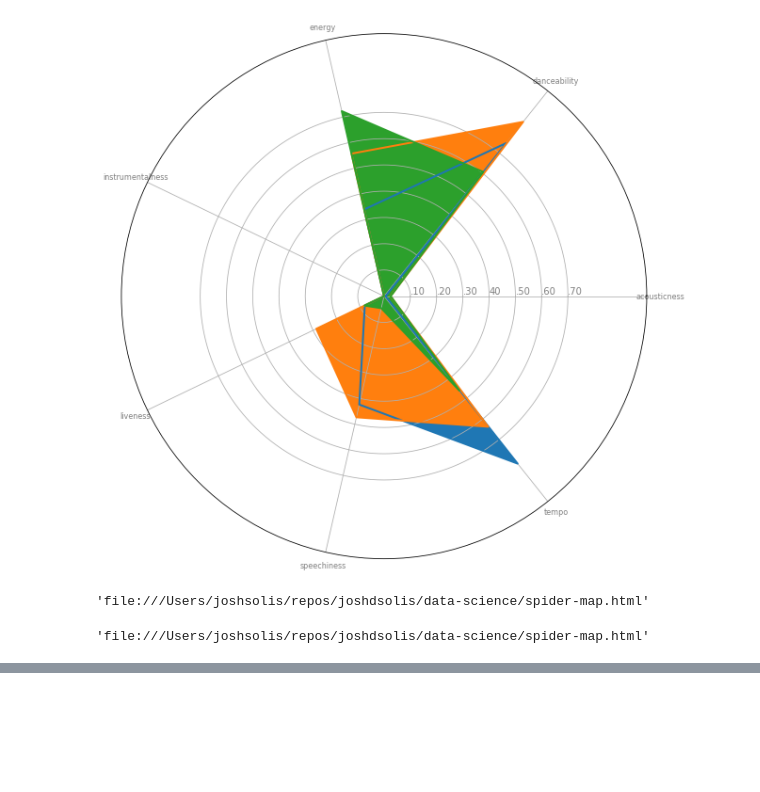
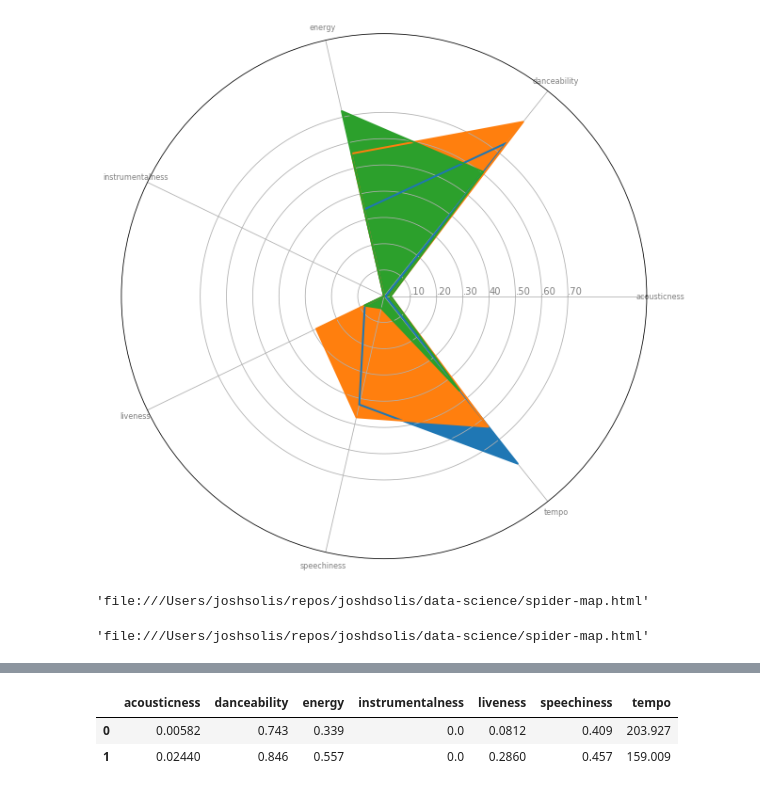
Before and after one commit to spotify-ss/data-science, a Jupyter notebook: plotly_app/Spotify.ipynb, the cells around one changed output, grey strips where cells are left out. Drawn from its saved outputs; the diff is of its cells as text; code cells hidden in the pictures; blank space fills up the shorter version.

```diff
--- a/Spotify.ipynb
+++ b/plotly_app/Spotify.ipynb
@@ -154,13 +159,11 @@ def data(song1,song2,song3,song4):
             s4['acousticness'], s4['danceability'], s4['duration_ms'],s4['energy'], s4['instrumentalness'],
             s4['liveness'], s4['loudness'], s4['speechiness'], s4['tempo']])
 # %%
-song1 = 'Big Bank feat. 2 Chainz, Big Sean, Nicki Minaj'
+song_name1 = 'Big Bank feat. 2 Chainz, Big Sean, Nicki Minaj'
+song_name2 = 'BAND DRUM (feat. A$AP Rocky)'
 
-s1 = df[(df['track_name'] == song1)]
 categories = ['acousticness','danceability','energy','instrumentalness','liveness', 'speechiness','tempo']
 df2 = df[categories]
-d = [s1['acousticness'], s1['danceability'], s1['duration_ms'],s1['energy'], s1['instrumentalness'],
-     s1['liveness'], s1['loudness'], s1['speechiness']]
 # %%
 from sklearn import preprocessing
 
@@ -291,0 +306,12 @@ plotly.offline.plot(fig, filename='name.html')
+# %%
+values = df2[df['track_name'] == song_name1]
+values2 = df2[df['track_name'] == song_name2]
+data = pd.concat([values, values2])
+# %%
+data = pd.concat([values,values2])
+# %%
+data.head()
+# %% [output]
+|  | acousticness | danceability | energy | instrumentalness | liveness | speechiness | tempo |
+| 0 | 0.00582 | 0.743 | 0.339 | 0.0 | 0.0812 | 0.409 | 203.927 |
+| 1 | 0.02440 | 0.846 | 0.557 | 0.0 | 0.2860 | 0.457 | 159.009 |
```
Also changed, not shown: parts of 6 cells of this notebook, 3 other files.
